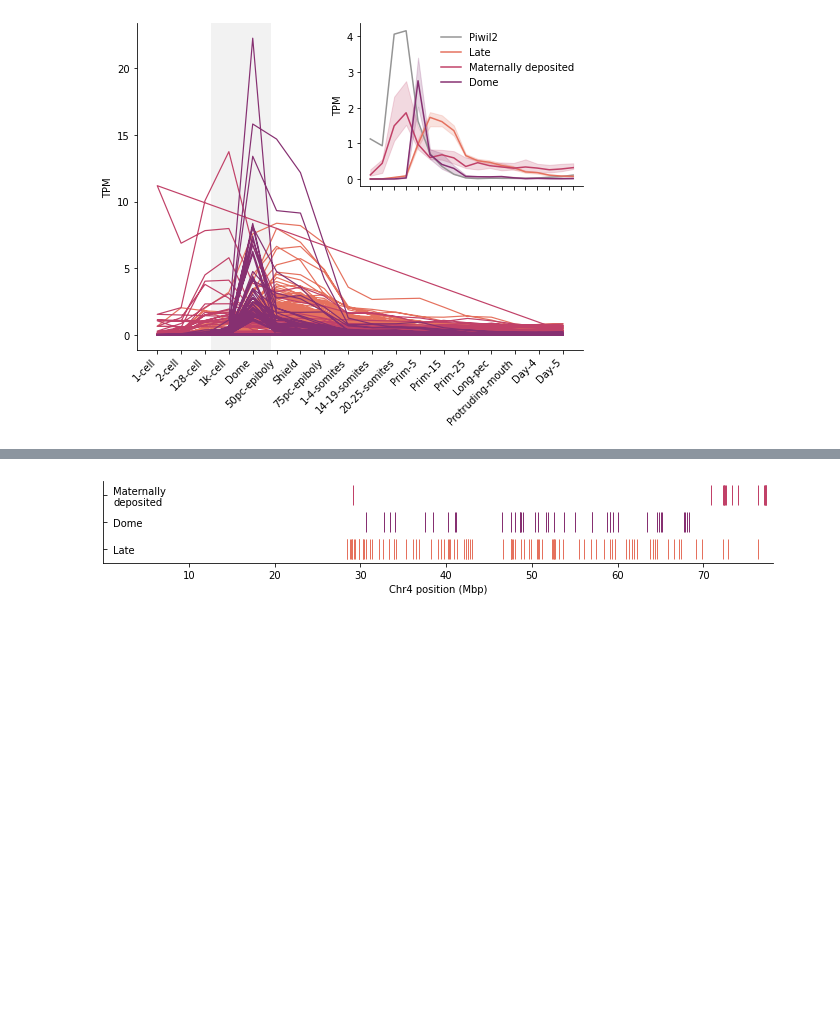
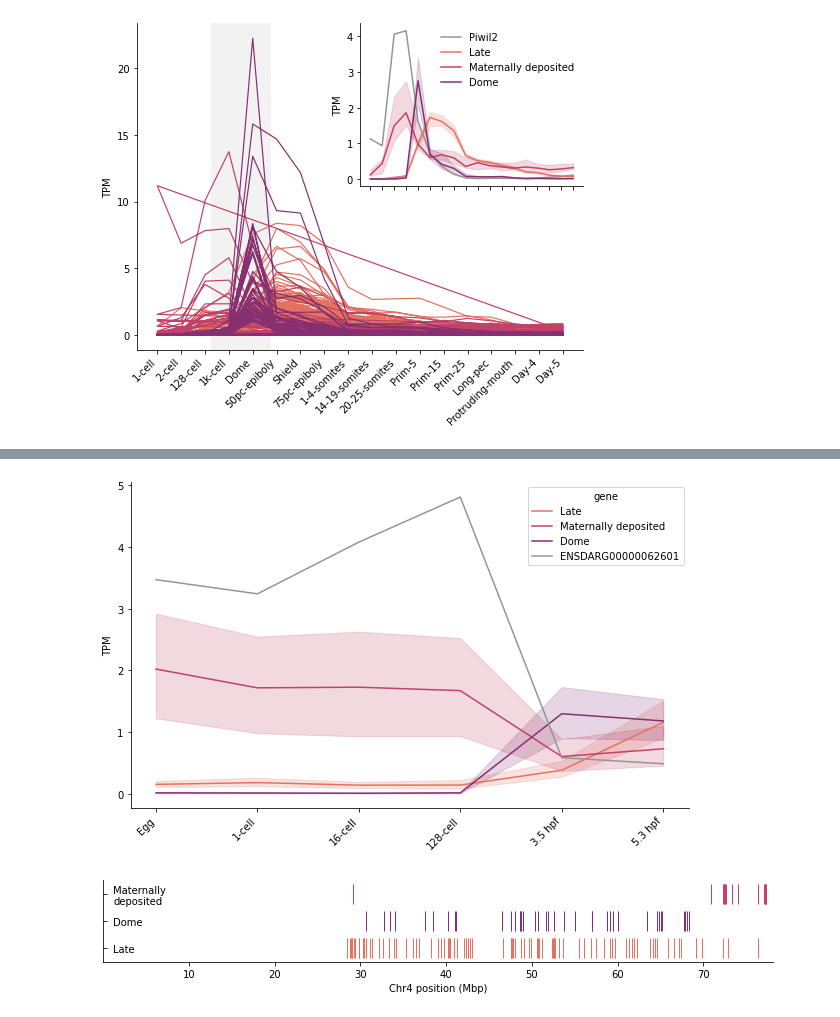
Before and after one commit to jonathan-wells/finz-znf, a Jupyter notebook: analysis/expression.ipynb, the cells around one changed output, grey strips where cells are left out. Saved outputs shown, nothing was run; the diff lists cells and outputs as text; code cells hidden in the pictures; blank space fills up the shorter version.

```diff
--- a/analysis/expression.ipynb
+++ b/analysis/expression.ipynb
@@ -27,9 +27,14 @@ def load_sample_info():
     sample_df = sample_df.rename({'accession_number': 'sampleAccession'}, axis=1)
     return sample_df
 
-def load_counts(tecountsfile):
+def load_rRNA_depleted_info():
+    sample_df = pd.read_csv('../data/expression/rRNA-dep2-GSE88776/metadata.txt')
+    sample_df = sample_df.rename({'accession_number': 'sampleAccession'}, axis=1)
+    return sample_df
+
+def load_counts(tecountsfile, prefix='ERS'):
     """Return DataFrame with gene and read count info."""
-    accession = re.search('(ERS\d+)\.', tecountsfile).group(1)
+    accession = re.search(f'({prefix}\d+)\.', tecountsfile).group(1)
     tecount_df = pd.read_csv(tecountsfile, skiprows=1, header=None, names=['gene', 'reads'], sep='\t')
     tecount_df['gene'] = tecount_df['gene'].apply(lambda x: x.split(':')[0])
     tecount_df[accession] = tecount_df['reads']
@@ -258,0 +299,8 @@ fig.savefig('../figs/fznf_cluster_expression.png', bbox_inches='tight', dpi=300)
+# %%
+# matdep = tpm_df.loc[tpm_df.cluster == 'Maternally deposited', 'gene']
+# rRNA_dep_tpm_df['finz'] = False
+# rRNA_dep_tpm_df.loc[rRNA_dep_tpm_df.gene.isin(finz), 'finz'] = True
+# rRNA_dep_tpm_df['matdep'] = False
+# rRNA_dep_tpm_df.loc[rRNA_dep_tpm_df.gene.isin(matdep), 'matdep'] = True
+# rRNA_dep_tpm_df.cluster = tpm_df.cluster
+rRNA_dep_tpm_df['cluster'] = rRNA_dep_tpm_df['gene'].apply(lambda x: clusters.get(x, 'NC'))
@@ -259,3 +322,35 @@ fig.savefig('../figs/fznf_cluster_expression.png', bbox_inches='tight', dpi=300)
+# %%
+fig, ax = plt.subplots(figsize=(10, 6))
+
+# hue_order = list(rRNA_dep_tpm_df.loc[rRNA_dep_tpm_df.cluster == True].groupby('gene').max().reset_index().sort_values('tpm')['gene'])
+
+sns.lineplot(data=rRNA_dep_tpm_df.loc[rRNA_dep_tpm_df['cluster'] != 'NC'],
+             x='stageName',
+             y='tpm',
+             sort=False,
+             hue='cluster',
+#              hue_order=hue_order[::-1],
+             palette='flare',
+             lw=1.5,
+             ax=ax)
+sns.lineplot(data=rRNA_dep_tpm_df.loc[rRNA_dep_tpm_df.gene.isin(['ENSDARG00000062601'])],
+             x='stageName',
+             y='tpm',
+             sort=False,
+             lw=1.5,
+             hue='gene',
+             palette='Greys',
+             ax=ax)
+
+# ax.get_legend().remove()
+# ax.set_yscale('log')
+ax.set_ylabel('TPM')
+ax.set_xlabel('')
+plt.xticks(rotation=45, ha='right')
+sns.despine()
+plt.show()
+# %% [output]
+[figure, added]
 # %%
 midpoints = {}
 chroms = {}
```
Also changed, not shown: parts of 4 cells of this notebook, 5 other files.
